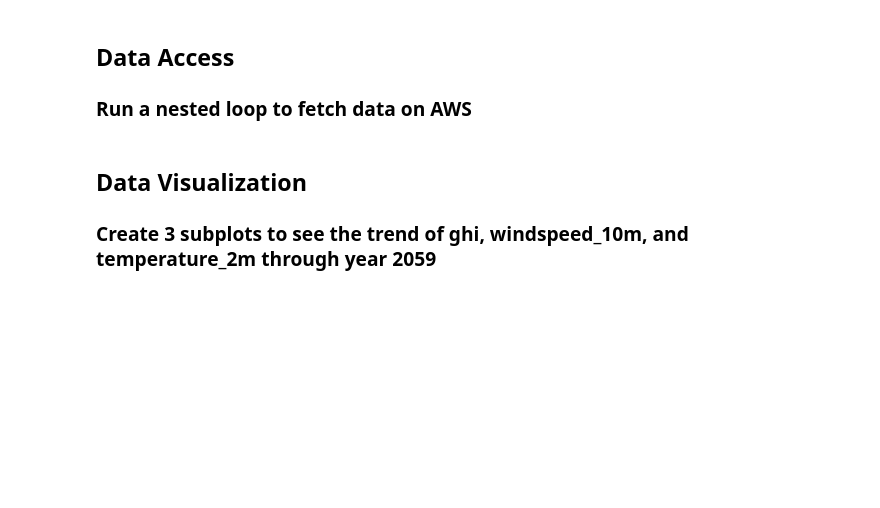
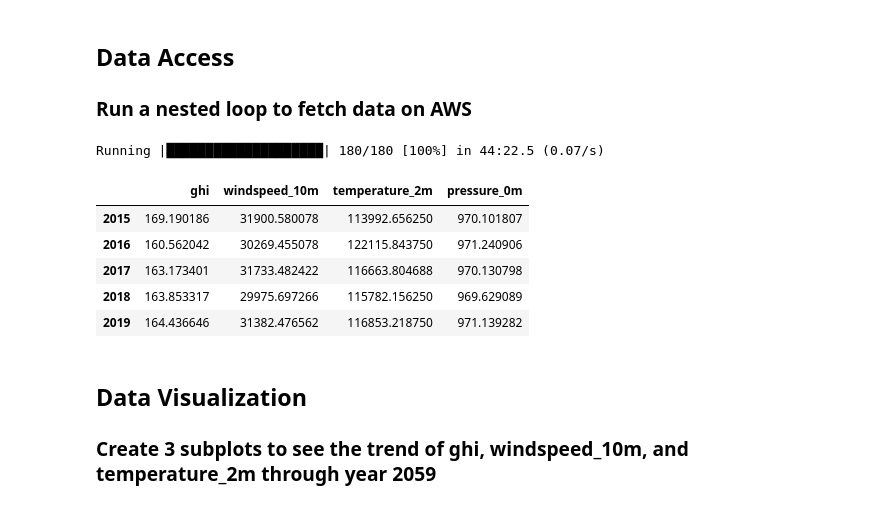
Before and after one commit to HighTechnologyFoundation/HTFCloudFellows, a Jupyter notebook: Sup3rCC Analysis/sup3rCC_Analysis.ipynb, the cells around one changed output. Cells and saved outputs as stored; diff of their text form; code cells hidden in the pictures; blank space fills up the shorter version.

```diff
--- a/Sup3rCC Analysis/sup3rCC_Analysis.ipynb
+++ b/Sup3rCC Analysis/sup3rCC_Analysis.ipynb
@@ -30,11 +30,11 @@ appended_data = []
 start_year = 2015
 end_year = 2059
 # specify climate data types and attributes
-climate_type = ['solar', 'wind', 'trh']
-attr = ['ghi', 'windspeed_10m', 'temperature_2m']
+climate_type = ['solar', 'wind', 'trh', 'pressure']
+attr = ['ghi', 'windspeed_10m', 'temperature_2m', 'pressure_0m']
 climate_attr_dict = {climate_type: attr for climate_type, attr in zip(climate_type, attr)}
 # calculate the total number in the loop
-climate_type_num = len(['solar', 'wind', 'trh'])
+climate_type_num = len(climate_type)
 year_num = len(range(start_year, end_year + 1))
 loop_total_num = year_num * climate_type_num
 # specify the components of the S3 URI
@@ -44,33 +44,41 @@ folder = "conus_mriesm20_ssp585_r1i1p1f1/"
 version = "v0.1.0/"
 file_base = "sup3rcc_conus_mriesm20_ssp585_r1i1p1f1"
 file_extension = "h5"
 URI_base = os.path.join(cloud_type, bucket, folder, version, file_base)
 
 with alive_bar(loop_total_num, force_tty=True, title='Running', length=20, bar = 'smooth') as bar:
 
     for climate in climate_type:
 
         for year in range(start_year, end_year + 1):
 
             URI = f"{URI_base}_{climate}_{year}.{file_extension}"
             # use `xarray` with engine `h5netcdf` to access data
             ds = xr.open_dataset(fs.open(URI), backend_kwargs={"phony_dims": "sort"}, engine='h5netcdf')
             time_index = pd.to_datetime(ds['time_index'][...].astype(str))
             meta = pd.DataFrame(ds.meta.data)
             # get index of WV Marion County from the meta data
             WV_MarionCounty_index = meta[(meta['state'] == b'West Virginia') & (meta['county'] == b'Marion')].index[0]
             attr = [v for k, v in climate_attr_dict.items() if climate == k]
             attr = ','.join(map(str, attr))
             # subset the data with specified attribute, all time index, and WV Marion County index
             subset = ds[attr][:, WV_MarionCounty_index].load()
             data = pd.DataFrame({f"{attr}" : subset}, index = time_index)
             appended_data.append(data)
             bar()
 
 # concatenate all the data and groupby year to get the mean value
 final_data = pd.concat(appended_data)
 group_data = final_data.groupby(final_data.index.year).mean()
 group_data.head()
+# %% [output]
+Running |████████████████████| 180/180 [100%] in 44:22.5 (0.07/s)
+|  | ghi | windspeed_10m | temperature_2m | pressure_0m |
+| 2015 | 169.190186 | 31900.580078 | 113992.656250 | 970.101807 |
+| 2016 | 160.562042 | 30269.455078 | 122115.843750 | 971.240906 |
+| 2017 | 163.173401 | 31733.482422 | 116663.804688 | 970.130798 |
+| 2018 | 163.853317 | 29975.697266 | 115782.156250 | 969.629089 |
+| 2019 | 164.436646 | 31382.476562 | 116853.218750 | 971.139282 |
 # %% [markdown]
 ## Data Visualization
 
```
Also changed, not shown: parts of 2 cells of this notebook.
